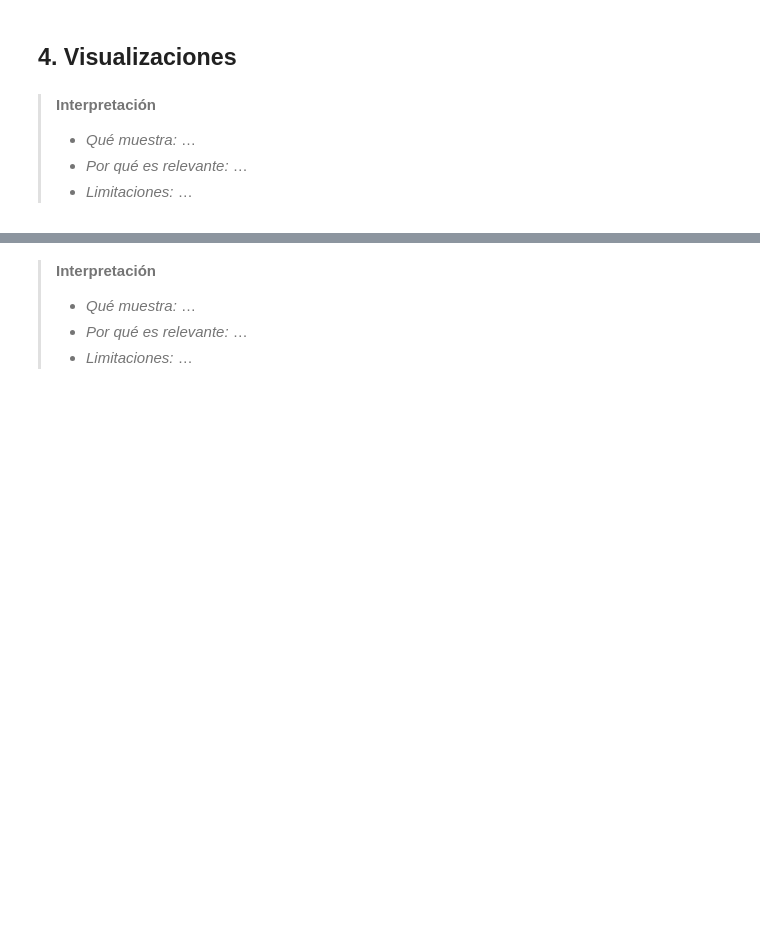
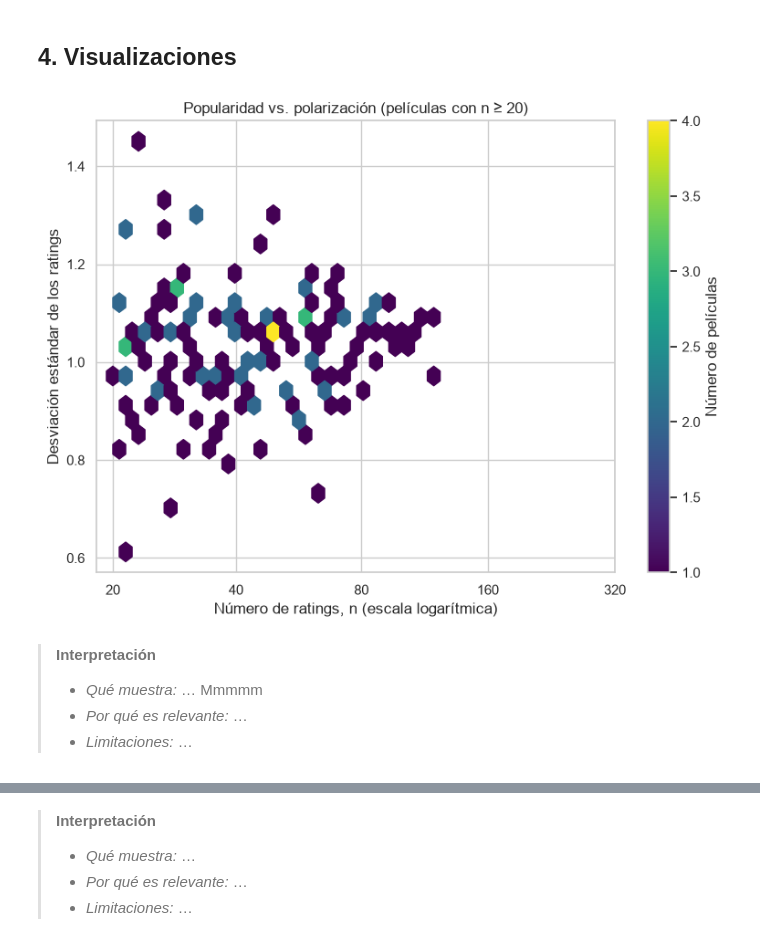
Before and after one commit to srandres-git/movielens-proyecto-integrador, a Jupyter notebook: notebooks/02_popularidad_polarizacion.ipynb, the cells around one changed output, grey strips where cells are left out. Saved outputs shown, nothing was run; the diff lists cells and outputs as text; code cells hidden in the pictures; blank space fills up the shorter version.

```diff
--- a/notebooks/02_popularidad_polarizacion.ipynb
+++ b/notebooks/02_popularidad_polarizacion.ipynb
@@ -58,9 +164,30 @@ Spearman como medida principal (n es muy asimétrico) y Pearson como comparació
 # %%
 # TODO: hexbin de log1p(n) contra std (ax.hexbin o sns.histplot con x e y)
 # rutas.guardar_figura(fig, "02_hexbin_n_std")
+
+# hexbin de log1p(n) contra std
+fig, ax = plt.subplots(figsize=(8, 6))
+hb = ax.hexbin(np.log1p(stats['n']), stats['std'], gridsize=25, mincnt=1, cmap='viridis')
+fig.colorbar(hb, ax=ax, label='Número de películas')
+
+# el eje x está en log1p(n); en las marcas mostramos los valores reales de n
+marcas = [20, 40, 80, 160, 320]
+ax.set_xticks(np.log1p(marcas))
+ax.set_xticklabels(marcas)
+ax.set(
+    title='Popularidad vs. polarización (películas con n ≥ 20)',
+    xlabel='Número de ratings, n (escala logarítmica)',
+    ylabel='Desviación estándar de los ratings',
+)
+
+plt.tight_layout()
+rutas.guardar_figura(fig, '02_hexbin_n_std')
+plt.show()
+# %% [output]
+[figure, added]
 # %% [markdown]
 > **Interpretación**
-> - *Qué muestra:* …
+> - *Qué muestra:* … Mmmmm
 > - *Por qué es relevante:* …
 > - *Limitaciones:* …
 # %%
```
Also changed, not shown: parts of 8 cells of this notebook, 9 other files.
